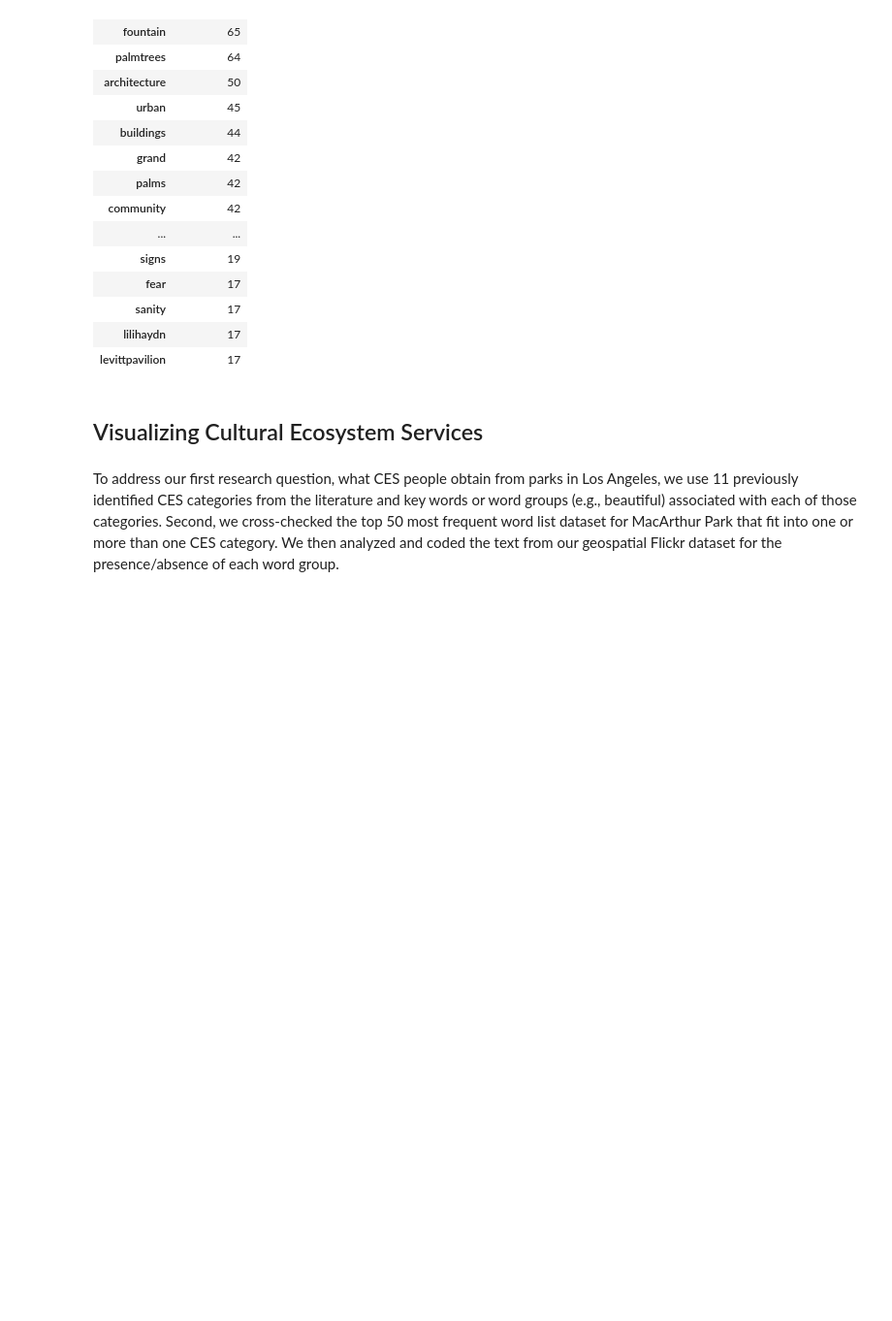
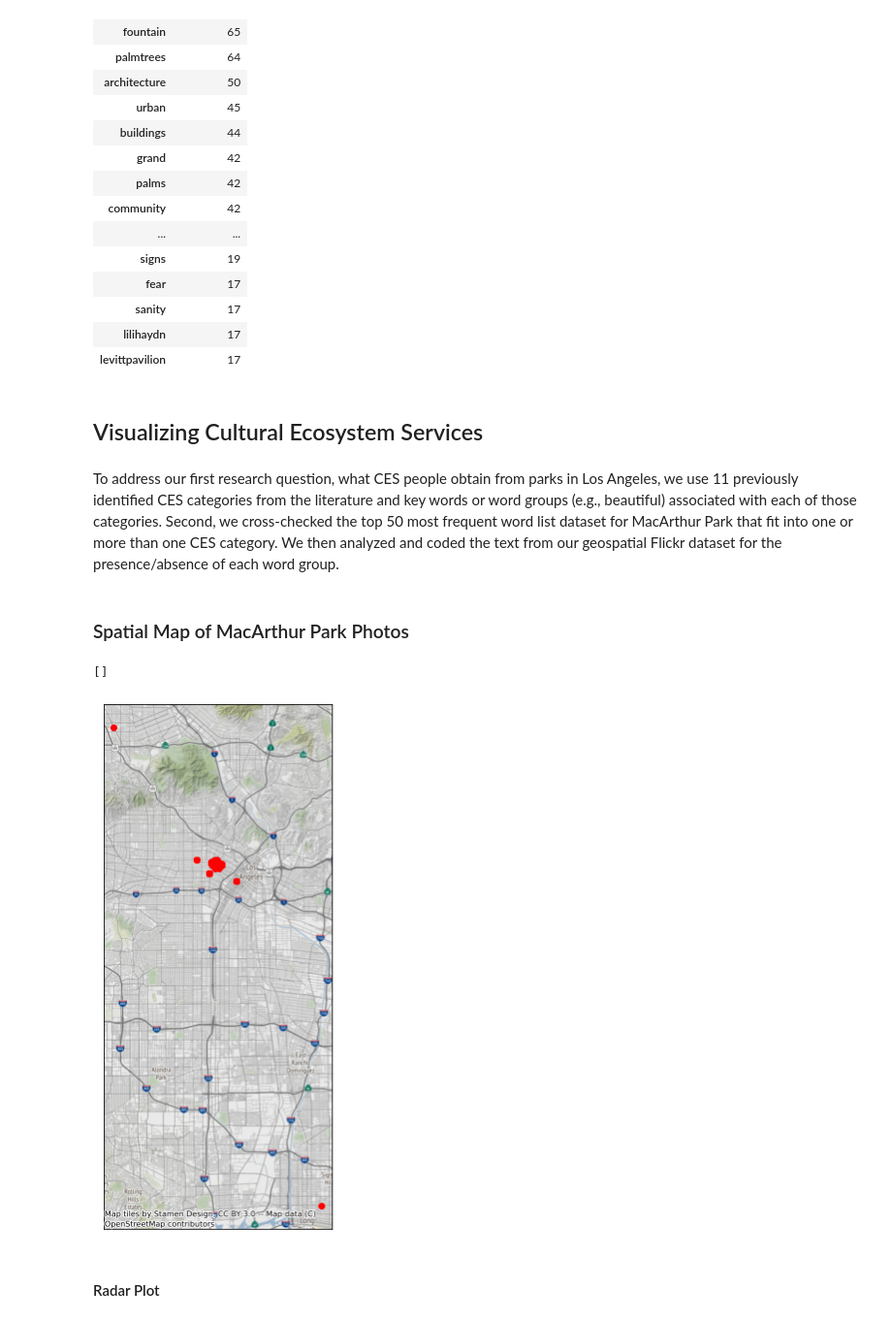
Before and after one commit to mlrog/LaParks_NLP, a Jupyter notebook: 1 - MacArthur Park Test.ipynb, the cells around one changed output. Shown at 97% size. Drawn from its saved outputs; the diff is of its cells as text; code cells hidden in the pictures; blank space fills up the shorter version.

```diff
--- a/1 - MacArthur Park Test.ipynb
+++ b/1 - MacArthur Park Test.ipynb
@@ -406,4 +406,28 @@ df.head(50)
 ## Visualizing Cultural Ecosystem Services
 # %% [markdown]
 To address our first research question, what CES people obtain from parks in Los Angeles, we use 11 previously identified CES categories from the literature and key words or word groups (e.g., beautiful) associated with each of those categories. Second, we cross-checked the top 50 most frequent word list dataset for MacArthur Park that fit into one or more than one CES category. We then analyzed and coded the text from our geospatial Flickr dataset for the presence/absence of each word group.
+# %% [markdown]
+### Spatial Map of MacArthur Park Photos
+# %%
+# add a geometry column
+import geopandas as gpd
+macarthurgdf = gpd.GeoDataFrame(
+    macarthur_photos, geometry=gpd.points_from_xy(macarthur_photos.longitude, macarthur_photos.latitude, crs='EPSG:4326'))
+# %%
+# Tags on map
+import contextily as ctx
+import matplotlib.pyplot as plt
+
+fig, ax = plt.subplots(figsize=(5,10))
+macarthurgdf.to_crs('EPSG:3857').plot(color='r', ax=ax) # remember, 3857 is Web Mercator
+
+# let's add a basemap using the contextily library
+ctx.add_basemap(ax, zoom=12)
+
+# and we really don't need the axis ticks and labels, so we set them to an empty list
+ax.set_xticks([])
+ax.set_yticks([])
+# %% [output]
+[]
+[figure, added]
 # %%
@@ -454,0 +435,2 @@ radar_plot(kmeans, df_scaled)
+# %% [markdown]
+#### Radar Plot
```
Also changed, not shown: parts of 4 cells of this notebook, 3 other files.
